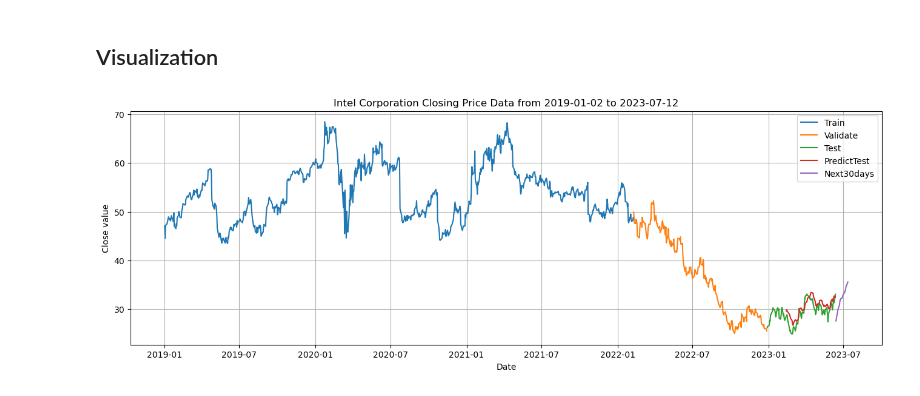
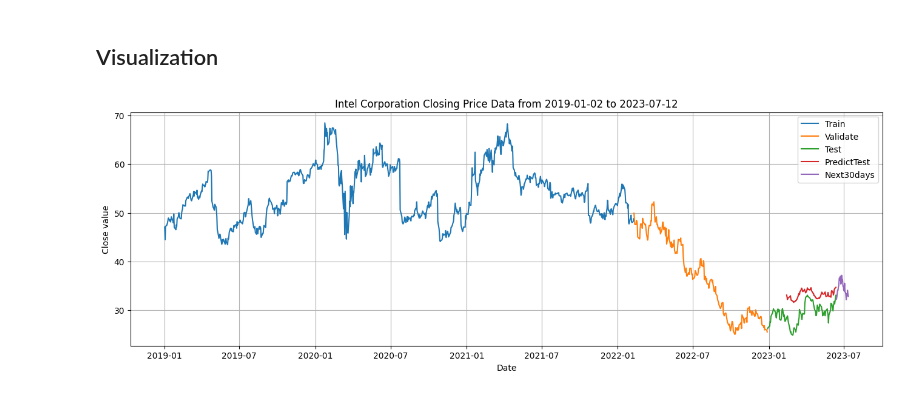
Before and after one commit to mynhungg/IS403.N21.HTTT_Nhom13, a Jupyter notebook: Model/DNN/7_1_2/Code/DFNN_712_INTC.ipynb, the cells around one changed output. Cells and saved outputs as stored; diff of their text form; code cells hidden in the pictures.

```diff
--- a/Model/DNN/7_1_2/Code/DFNN_712_INTC.ipynb
+++ b/Model/DNN/7_1_2/Code/DFNN_712_INTC.ipynb
@@ -150,4 +169,0 @@ y_pred=model.predict(X_test)
-# %%
-train_predict=scaler.inverse_transform(train_predict)
-y_pred=scaler.inverse_transform(y_pred)
-y_pred_val=scaler.inverse_transform(y_pred_val)
@@ -154,3 +186,12 @@ y_pred_val=scaler.inverse_transform(y_pred_val)
+# %%
+
+train_predict = scaler.inverse_transform(train_predict.reshape(-1, 1))
+test_data = scaler.inverse_transform(test_data.reshape(-1, 1))
+
+y_pred = scaler.inverse_transform(y_pred.reshape(-1, 1))
+y_pred_val = scaler.inverse_transform(y_pred_val.reshape(-1, 1))
+ytest = scaler.inverse_transform(ytest.reshape(-1, 1))
+y_val = scaler.inverse_transform(y_val.reshape(-1, 1))
 # %% [markdown]
 ### Evaluate Model
 # %%
@@ -189,6 +230,9 @@ Testing MSLE:  11.216755091902394
 x_input = val_data[5:].reshape(1,-1)
 temp_input = list(x_input)
 temp_input = temp_input[0].tolist()
+
+# Reshape x_train, x_test, x_val to 2 dimensions
+#X_train_2d = X_train.reshape(X_train.shape[0], -1)
 
 # Define i
 i = 0
@@ -201,9 +245,11 @@ while(i < 30):
         x_input = np.array(temp_input[-time_step:])
 
         x_input = x_input.reshape((1, time_step, 1))
-        y_hat = model.predict(x_input, verbose=0)
+        x_input = x_input.reshape((x_input.shape[0], x_input.shape[1]))
 
-        temp_input.extend(y_hat[0].tolist())
+        y_hat = best_model.predict(x_input)
+
+        temp_input.extend(y_hat.tolist())
         temp_input = temp_input[1:]
 
         prediction_next30_days.extend(y_hat.tolist())
@@ -212,7 +258,7 @@ while(i < 30):
         x_input = x_input.reshape((1, time_step, 1))
         y_hat = model.predict(x_input, verbose = 0)
 
-        temp_input.extend(y_hat[0].tolist())
+        temp_input.extend(y_hat.tolist())
 
         prediction_next30_days.extend(y_hat.tolist())
         i = i + 1
@@ -234,30 +280,29 @@ future_dates = pd.date_range(start=pd.to_datetime(last_date) + pd.DateOffset(day
 prediction_next30_days = np.array(prediction_next30_days)
 
 # Convert to normal values from 0, 1
-prediction_next30_days = scaler.inverse_transform(prediction_next30_days).reshape(-1)
+prediction_next30_days = scaler.inverse_transform(prediction_next30_days.reshape(-1,1))
 # %% [markdown]
 ## Visualization
 # %%
 # Visualization
 plt.figure(figsize=(16, 5))
 
 plt.plot(df.index[:train_size], scaler.inverse_transform(train_data))
 
 plt.plot(df.index[train_size : train_size + val_size], scaler.inverse_transform(val_data))
 
-plt.plot(df.index[train_size + val_size : ], scaler.inverse_transform(test_data))
-
+plt.plot(df.index[train_size + val_size : ], test_data)
 plt.plot(df.index[train_size + val_size + time_step: ], y_pred)
 
 plt.plot(future_dates, prediction_next30_days)
 
 plt.legend(['Train','Validate','Test','PredictTest','Next30days'])
 
 plt.grid()
 plt.title(f"Intel Corporation Closing Price Data from 2019-01-02 to 2023-07-12")
 plt.xlabel("Date")
 plt.ylabel("Close value")
-plt.savefig('../Image/DFNN_712_INTC.png')
+#plt.savefig('../Image/DFNN_712_INTC.png')
 plt.show()
 # %% [output]
-[figure, old version]
+[figure, new version]
```
Also changed, not shown: parts of 21 cells of this notebook, 11 other files.
